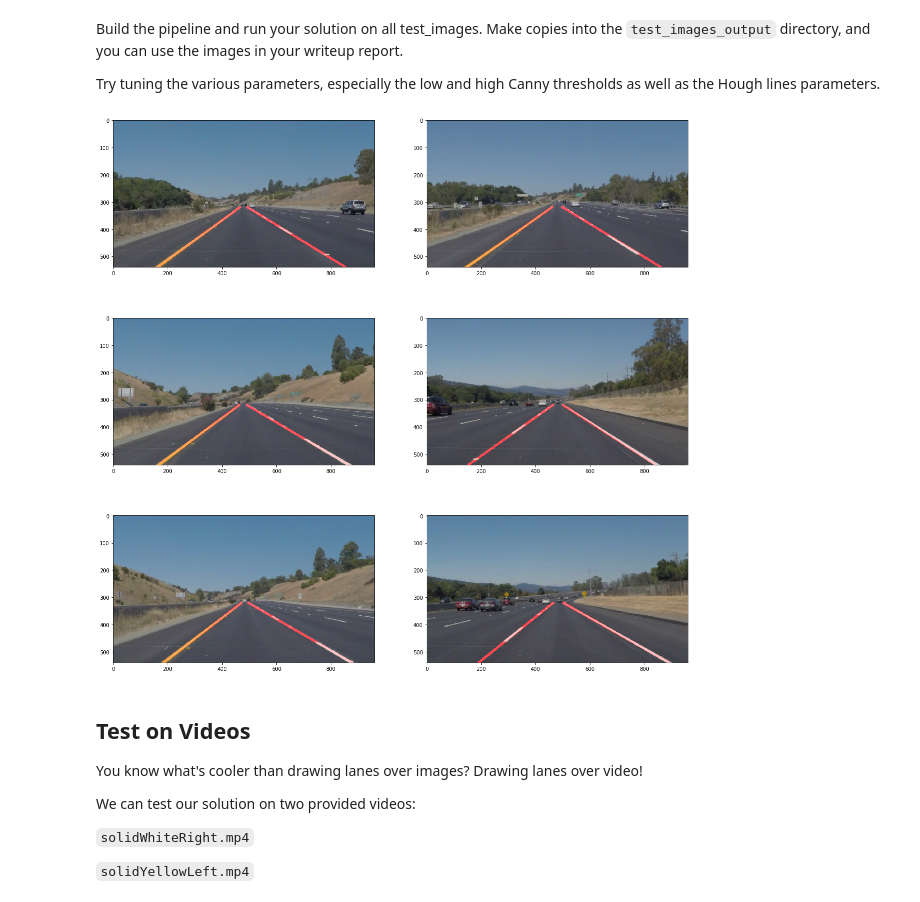
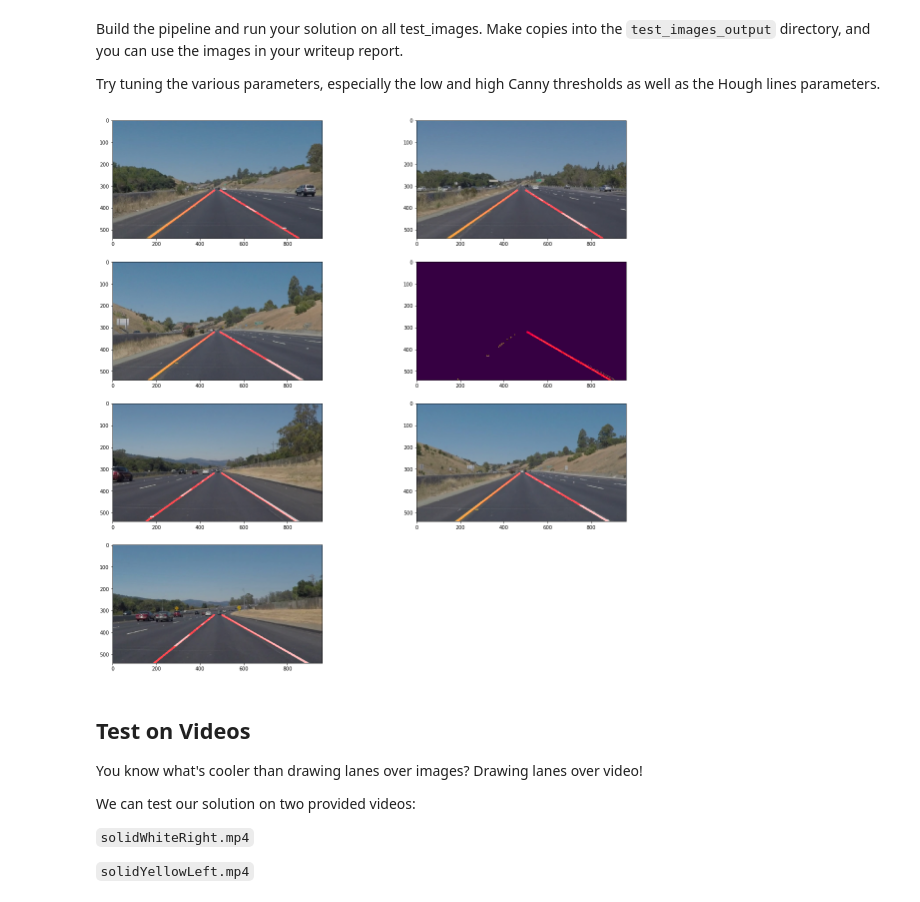
Before and after one commit to manibatra/Finding-Lane-Lines-on-the-Road, a Jupyter notebook: P1.ipynb, the cells around one changed output. Cells and saved outputs as stored; diff of their text form; code cells hidden in the pictures.

Commit message:
todo: make lines more stable + attempt challenge

```diff
--- a/P1.ipynb
+++ b/P1.ipynb
@@ -270,9 +300,10 @@ def pipeline(image):
     theta = np.pi/180
     rho = 1
     threshold = 50
-    min_line_len = 50
-    max_line_gap = 60
+    min_line_len = 120
+    max_line_gap = 160
     line_image = hough_lines(masked_image, rho, theta, threshold, min_line_len, max_line_gap)
+
 
     #add weighted hough_lines to the orignal image
     final_image = weighted_img(line_image, image)
@@ -281,20 +312,20 @@ def pipeline(image):
 # %%
 # image = mpimg.imread('test_images/whiteCarLaneSwitch.jpg')
 # pipeline(image)
 
 fig = plt.figure(figsize=(20, 20))
 image_list = os.listdir('test_images/')
 columns = 2
-rows = len(image_list)/columns
+rows = (len(image_list)/columns) + 1
 
 for i, image_name in enumerate(image_list, 1):
     image = mpimg.imread('test_images/' + image_name)
     processed_image = pipeline(image)
     fig.add_subplot(rows, columns, i)
     plt.imshow(processed_image)
 plt.show()
 # %% [output]
-[figure, old version]
+[figure, new version]
 # %% [markdown]
 ## Test on Videos
 
```
Also changed, not shown: parts of 6 cells of this notebook.
